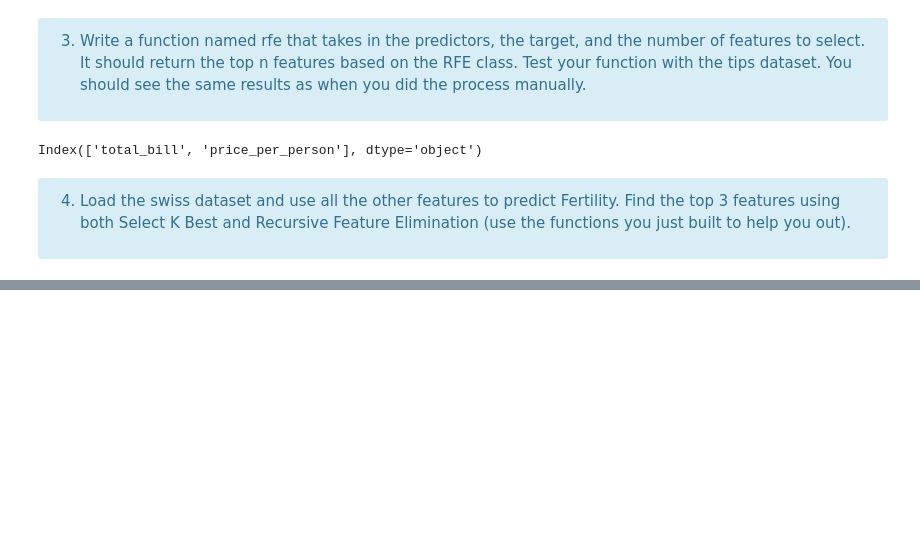
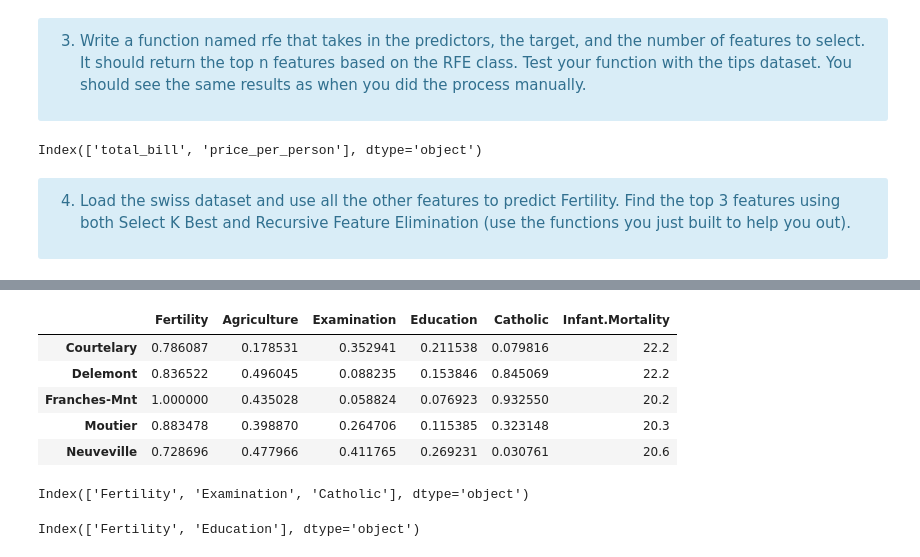
Before and after one commit to Jonathan-Garcia1/regression-exercises, a Jupyter notebook: feature_engineering.ipynb, the cells around one changed output, grey strips where cells are left out. Saved outputs shown, nothing was run; the diff lists cells and outputs as text; code cells hidden in the pictures; blank space fills up the shorter version.

```diff
--- a/feature_engineering.ipynb
+++ b/feature_engineering.ipynb
@@ -312,0 +339,15 @@ Index(['total_bill', 'price_per_person'], dtype='object')
+# %%
+mms = MinMaxScaler()
+
+to_scale = ['Fertility', 'Agriculture', 'Examination', 'Education', 'Catholic']
+
+df[to_scale] = mms.fit_transform(df[to_scale])
+
+df.head()
+# %% [output]
+|  | Fertility | Agriculture | Examination | Education | Catholic | Infant.Mortality |
+| Courtelary | 0.786087 | 0.178531 | 0.352941 | 0.211538 | 0.079816 | 22.2 |
+| Delemont | 0.836522 | 0.496045 | 0.088235 | 0.153846 | 0.845069 | 22.2 |
+| Franches-Mnt | 1.000000 | 0.435028 | 0.058824 | 0.076923 | 0.932550 | 20.2 |
+| Moutier | 0.883478 | 0.398870 | 0.264706 | 0.115385 | 0.323148 | 20.3 |
+| Neuveville | 0.728696 | 0.477966 | 0.411765 | 0.269231 | 0.030761 | 20.6 |
@@ -312,0 +357,8 @@ Index(['total_bill', 'price_per_person'], dtype='object')
+# %%
+select_kbest(X, y, 3)
+# %% [output]
+Index(['Fertility', 'Examination', 'Catholic'], dtype='object')
+# %%
+select_rfe(X, y, 3)
+# %% [output]
+Index(['Fertility', 'Education'], dtype='object')
```
Also changed, not shown: parts of 3 cells of this notebook, 4 other files.
